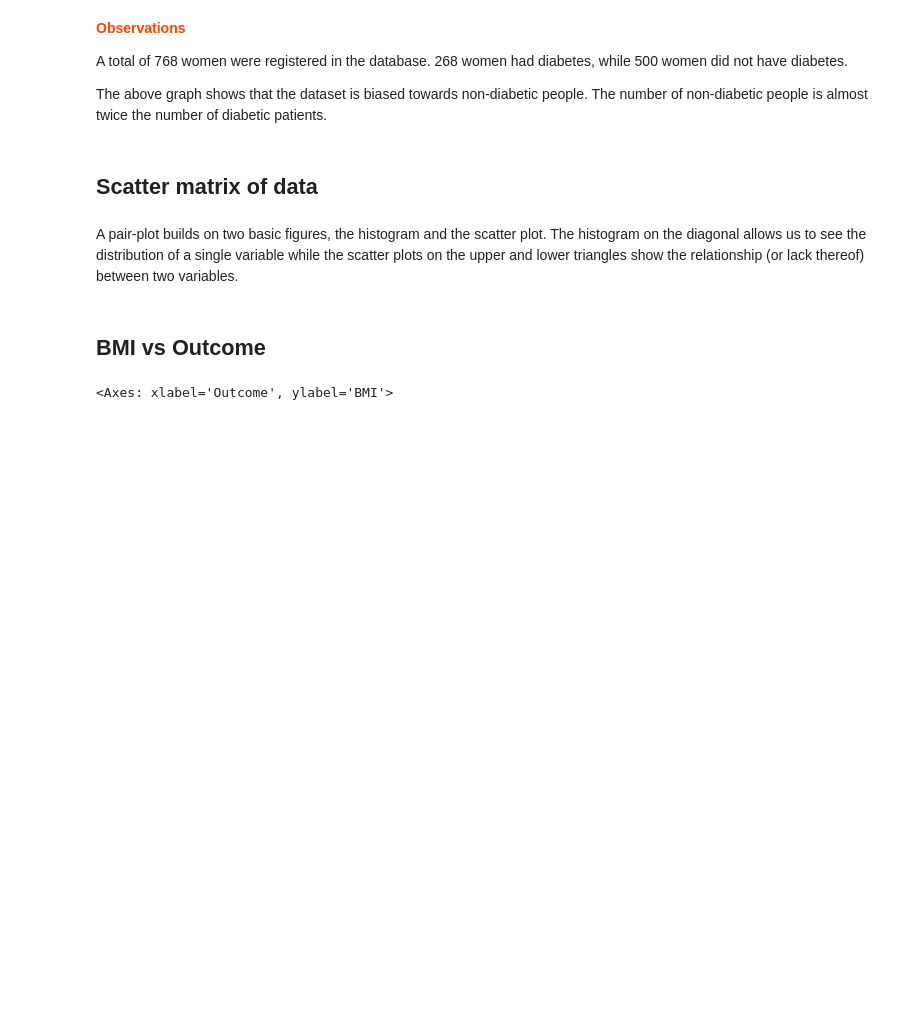
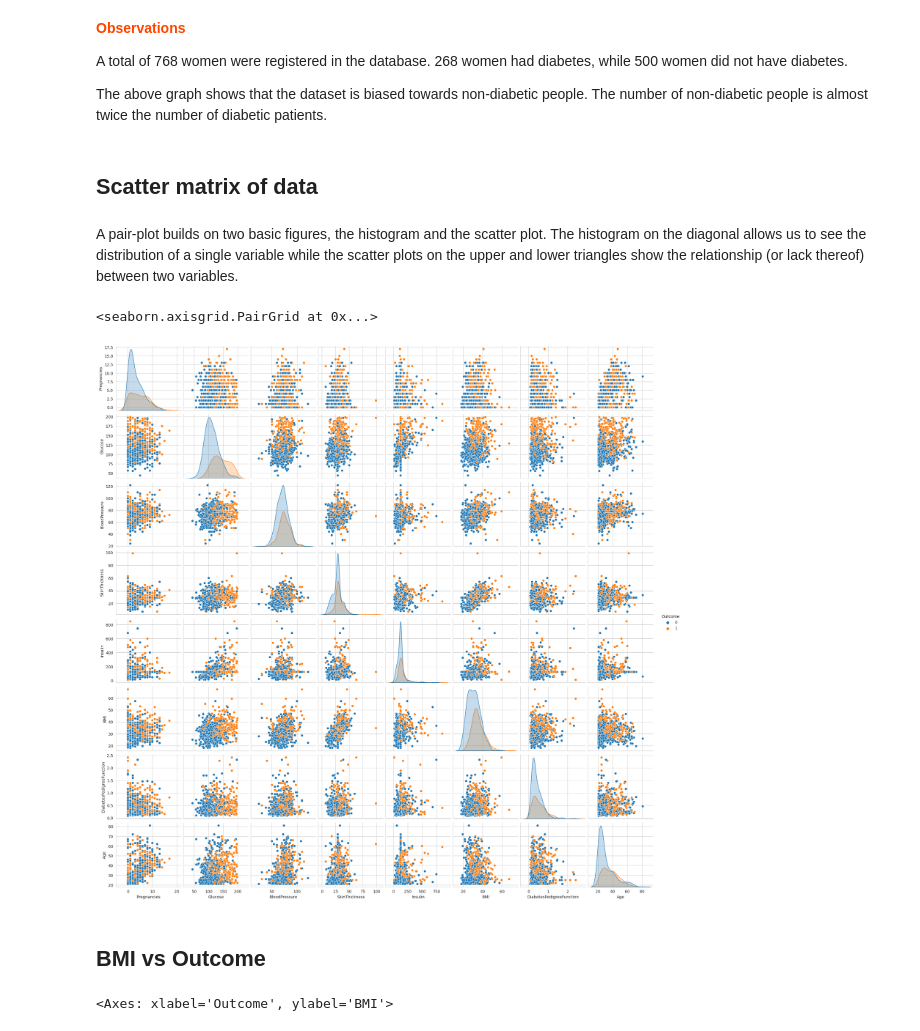
Before and after one commit to honey799/FMML, a Jupyter notebook: Mod3_project.ipynb, the cells around one changed output. Drawn from its saved outputs; the diff is of its cells as text; code cells hidden in the pictures; blank space fills up the shorter version.

```diff
--- a/Mod3_project.ipynb
+++ b/Mod3_project.ipynb
@@ -159,6 +165,10 @@ The above graph shows that the dataset is biased towards non-diabetic people. Th
 A pair-plot builds on two basic figures, the histogram and the scatter plot. The histogram on the diagonal allows us to see the distribution of a single variable while the scatter plots on the upper and lower triangles show the relationship (or lack thereof) between two variables.
 # %%
 ## TASK-2: Display a pairplot using Seaborn for the diabetes dataset, with the 'outcome' as the hue.
+sns.pairplot(diabetes_data,hue='Outcome')
+# %% [output]
+<seaborn.axisgrid.PairGrid at 0x...>
+[figure, added]
 # %% [markdown]
 ## BMI vs Outcome
 # %%
```
Also changed, not shown: parts of 13 cells of this notebook.
